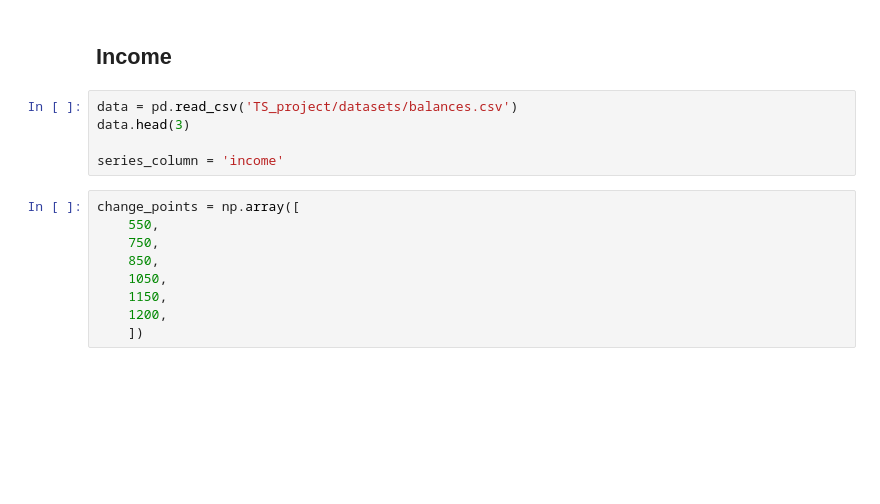
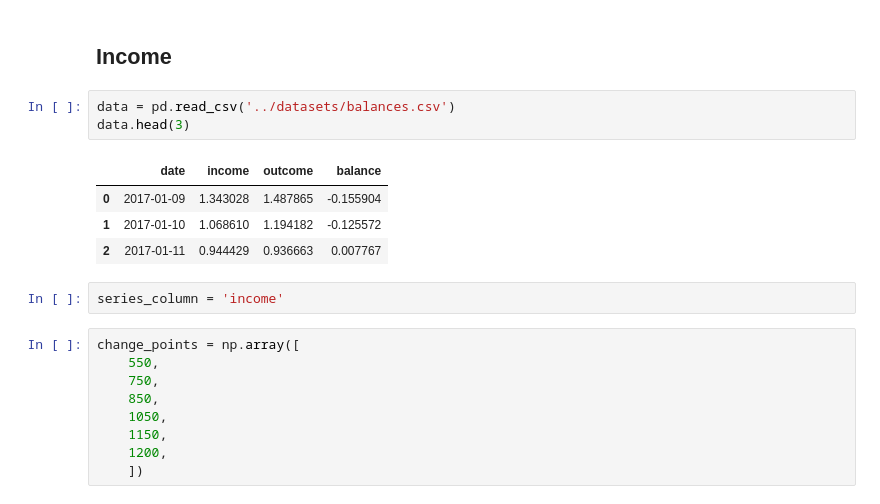
Before and after one commit to astatarinov/TS_project, a Jupyter notebook: notebooks/tune_changepoint_detection.ipynb, the cells around one changed output. Saved outputs shown, nothing was run; the diff lists cells and outputs as text; blank space fills up the shorter version.

```diff
--- a/notebooks/tune_changepoint_detection.ipynb
+++ b/notebooks/tune_changepoint_detection.ipynb
@@ -61,10 +64,15 @@ def change_series(df, date_column, series_column, type_change=None):
 # %% [markdown]
 ## Income
 # %%
-data = pd.read_csv('TS_project/datasets/balances.csv')
+data = pd.read_csv('../datasets/balances.csv')
 data.head(3)
-
-series_column = 'income'
+# %% [output]
+|  | date | income | outcome | balance |
+| 0 | 2017-01-09 | 1.343028 | 1.487865 | -0.155904 |
+| 1 | 2017-01-10 | 1.068610 | 1.194182 | -0.125572 |
+| 2 | 2017-01-11 | 0.944429 | 0.936663 | 0.007767 |
+# %%
+series_column = 'income'
 # %%
 change_points = np.array([
     550,
```
Also changed, not shown: parts of 2 cells of this notebook, 8 other files.
